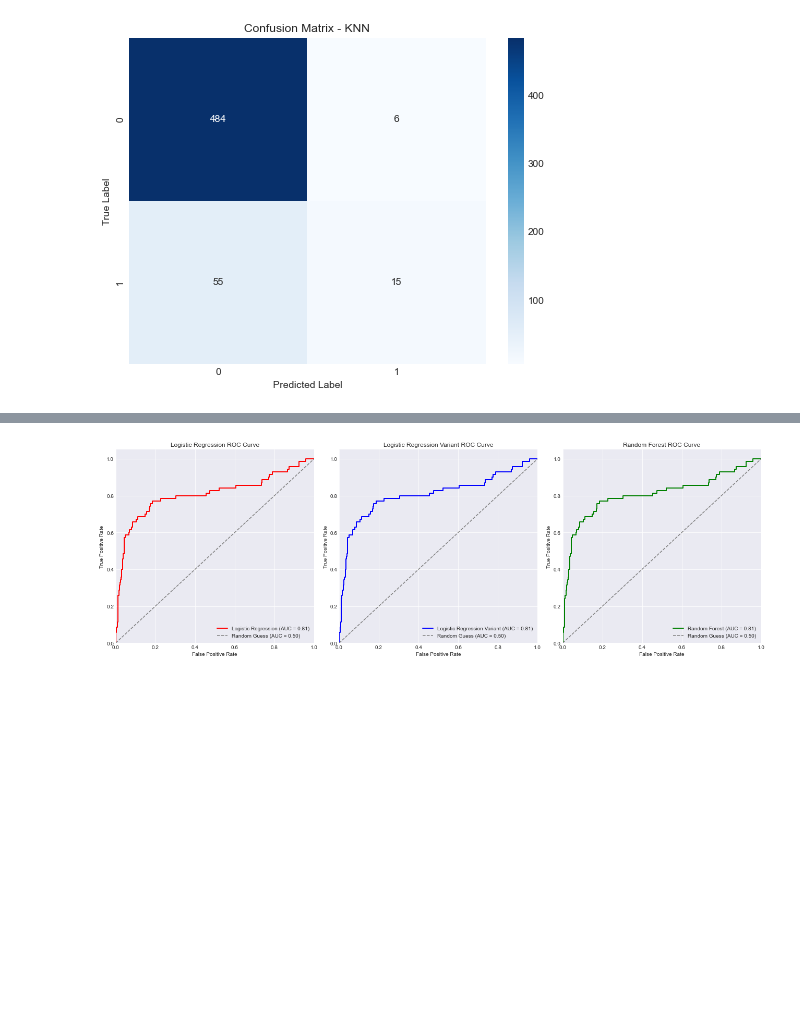
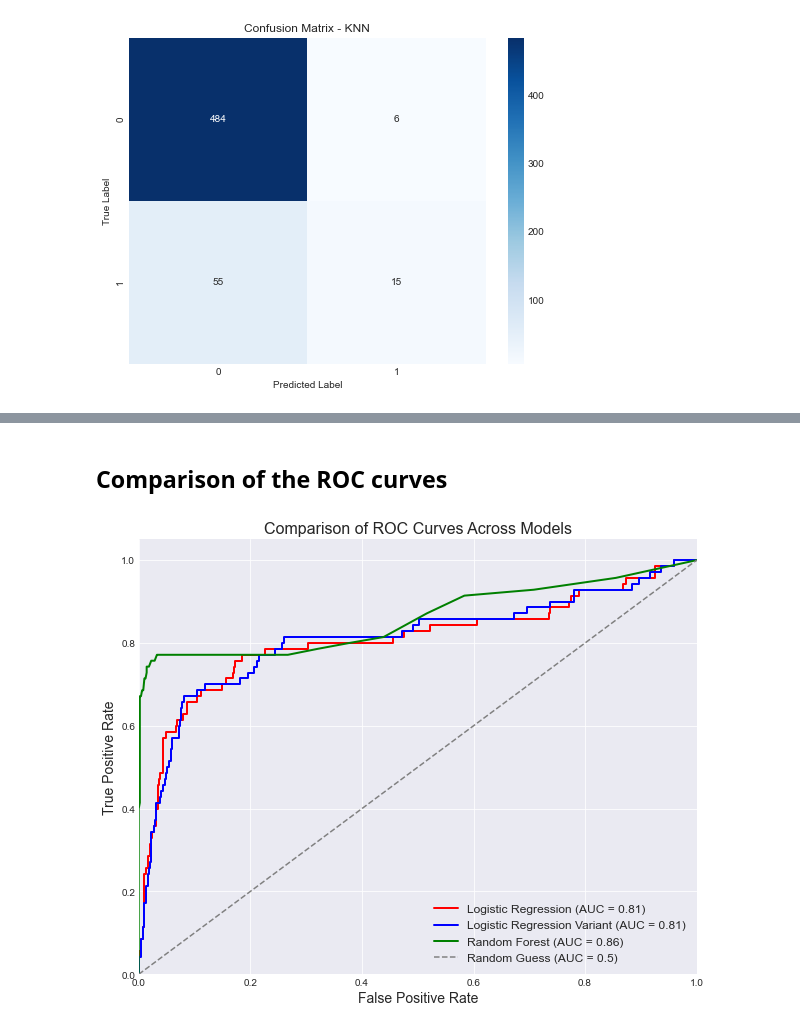
Before and after one commit to Dollcode-coder/Phase-3-Project, a Jupyter notebook: Notebook.ipnyb.ipynb, the cells around one changed output, grey strips where cells are left out. Cells and saved outputs as stored; diff of their text form; code cells hidden in the pictures; blank space fills up the shorter version.

Commit message:
Model Finalization

```diff
--- a/Notebook.ipnyb.ipynb
+++ b/Notebook.ipnyb.ipynb
@@ -894,58 +899,45 @@ plt.show()
+# %% [markdown]
+## Comparison of the ROC curves
 # %%
-import matplotlib.pyplot as plt
-from sklearn.metrics import roc_curve, auc
-
 # Model 1: Logistic Regression
 y_pred_prob = logistic_model.predict_proba(X_test_scaled)[:, 1]
 fpr, tpr, thresholds = roc_curve(y_test, y_pred_prob)
 roc_auc = auc(fpr, tpr)
 
-# Model 2: Logistic Regression Variant
+# Model 2: Logistic Regression (Tuned or Variant)
 y_pred_prob1 = logistic_model1.predict_proba(X_test_scaled)[:, 1]
 fpr1, tpr1, thresholds1 = roc_curve(y_test, y_pred_prob1)
 roc_auc1 = auc(fpr1, tpr1)
 
+
+# Define and train the Random Forest model
+random_forest_model = RandomForestClassifier(n_estimators=100, random_state=42)
+random_forest_model.fit(X_train_scaled, y_train)  # Assuming you have X_train_scaled and y_train
+
 # Model 3: Random Forest
-y_pred_prob2 = logistic_model1.predict_proba(X_test_scaled)[:, 1]
-fpr_rfc_v2, tpr_rfc_v2, _ = roc_curve(y_test, y_pred_prob2)
-roc_auc_rfc_v2 = auc(fpr_rfc_v2, tpr_rfc_v2)
-
-# Create subplots
-fig, axes = plt.subplots(1, 3, figsize=(18, 6))
+y_pred_prob2 = random_forest_model.predict_proba(X_test_scaled)[:, 1]  # Predict probabilities for the positive class
+fpr_rfc_v2, tpr_rfc_v2, _ = roc_curve(y_test, y_pred_prob2)  # Compute the ROC curve
+roc_auc_rfc_v2 = auc(fpr_rfc_v2, tpr_rfc_v2)  # Compute the AUC for the Random Forest
+# Plot all ROC curves together
+plt.figure(figsize=(10, 8))
 plt.style.use('seaborn-darkgrid')
 
-# Plot Model 1 ROC Curve
-axes[0].plot(fpr, tpr, color='red', lw=2, label=f"Logistic Regression (AUC = {roc_auc:.2f})")
-axes[0].plot([0, 1], [0, 1], linestyle="--", color='gray', label="Random Guess (AUC = 0.50)")
-axes[0].set_xlim([0.0, 1.0])
-axes[0].set_ylim([0.0, 1.05])
-axes[0].set_xlabel('False Positive Rate')
-axes[0].set_ylabel('True Positive Rate')
-axes[0].set_title('Logistic Regression ROC Curve')
-axes[0].legend(loc='lower right')
+# Plot each model's ROC curve
+plt.plot(fpr, tpr, color='red', lw=2, label=f"Logistic Regression (AUC = {roc_auc:.2f})")
+plt.plot(fpr1, tpr1, color='blue', lw=2, label=f"Logistic Regression Variant (AUC = {roc_auc1:.2f})")
+plt.plot(fpr_rfc_v2, tpr_rfc_v2, color='green', lw=2, label=f"Random Forest (AUC = {roc_auc_rfc_v2:.2f})")
 
-# Plot Model 2 ROC Curve
-axes[1].plot(fpr1, tpr1, color='blue', lw=2, label=f"Logistic Regression Variant (AUC = {roc_auc1:.2f})")
-axes[1].plot([0, 1], [0, 1], linestyle="--", color='gray', label="Random Guess (AUC = 0.50)")
-axes[1].set_xlim([0.0, 1.0])
-axes[1].set_ylim([0.0, 1.05])
-axes[1].set_xlabel('False Positive Rate')
-axes[1].set_ylabel('True Positive Rate')
-axes[1].set_title('Logistic Regression Variant ROC Curve')
-axes[1].legend(loc='lower right')
+# Random guessing line
+plt.plot([0, 1], [0, 1], linestyle="--", color='gray', label="Random Guess (AUC = 0.5)")
 
-# Plot Model 3 ROC Curve
-axes[2].plot(fpr_rfc_v2, tpr_rfc_v2, color='green', lw=2, label=f"Random Forest (AUC = {roc_auc_rfc_v2:.2f})")
-axes[2].plot([0, 1], [0, 1], linestyle="--", color='gray', label="Random Guess (AUC = 0.50)")
-axes[2].set_xlim([0.0, 1.0])
-axes[2].set_ylim([0.0, 1.05])
-axes[2].set_xlabel('False Positive Rate')
-axes[2].set_ylabel('True Positive Rate')
-axes[2].set_title('Random Forest ROC Curve')
-axes[2].legend(loc='lower right')
-
-# Adjust layout and show plots
-plt.tight_layout()
+# Add plot details
+plt.xlim([0.0, 1.0])
+plt.ylim([0.0, 1.05])
+plt.xlabel('False Positive Rate', fontsize=14)
+plt.ylabel('True Positive Rate', fontsize=14)
+plt.title('Comparison of ROC Curves Across Models', fontsize=16)
+plt.legend(loc='lower right', fontsize=12)
+plt.grid(True)
 plt.show()
 # %% [output]
-[figure, old version]
+[figure, new version]
```
Also changed, not shown: parts of 4 cells of this notebook.
